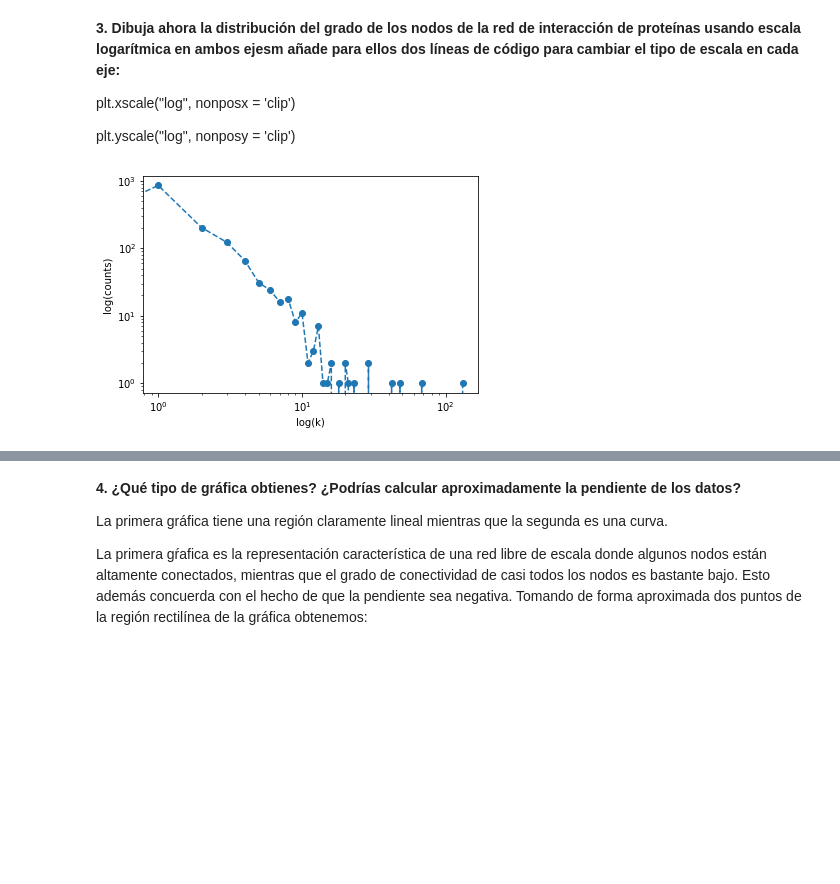
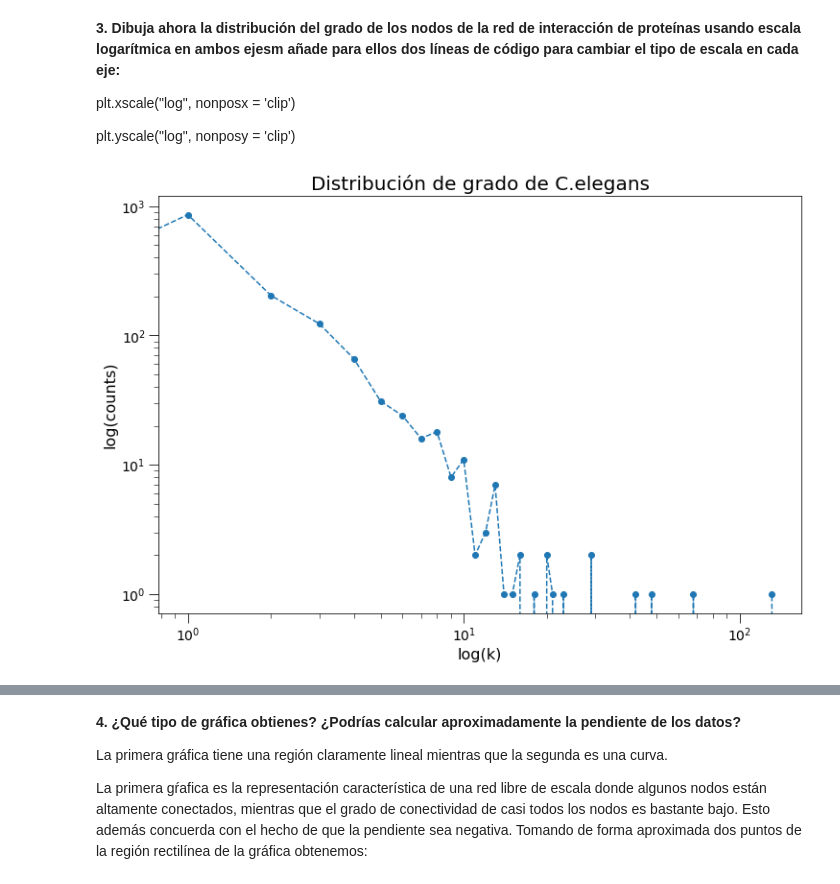
Before and after one commit to Huertas97/CRRTT_practicas, a Jupyter notebook: practica1/Practica_1_Sara_Dorado_Alfaro_Alvaro_Huertas_Garcia.ipynb, the cells around one changed output, grey strips where cells are left out. Cells and saved outputs as stored; diff of their text form; code cells hidden in the pictures; blank space fills up the shorter version.

Commit message:
Repeticion parametros  y graficos

```diff
--- a/practica1/Practica_1_Sara_Dorado_Alfaro_Alvaro_Huertas_Garcia.ipynb
+++ b/practica1/Practica_1_Sara_Dorado_Alfaro_Alvaro_Huertas_Garcia.ipynb
@@ -414,14 +475,25 @@ plt.xscale("log", nonposx = 'clip')
 plt.yscale("log", nonposy = 'clip')
 # %%
 L=nx.degree_histogram(G_CE)
+plt.figure(figsize = (12, 8))
 plt.plot(range(len(L)),L, linestyle='--', marker='o', color='tab:blue')
-# plt.title("Degree Histogram")
-plt.ylabel("log(counts)")
-plt.xlabel("log(k)")
+
+# titulo
+plt.title("Distribución de grado de C.elegans", fontsize = 20)
+
+# ejes X y Y
+plt.ylabel("log(counts)", fontsize = 16)
+plt.xlabel("log(k)", fontsize = 16)
 plt.xscale("log", nonposx = 'clip')
 plt.yscale("log", nonposy = 'clip')
+plt.xticks(fontsize = 14)
+plt.yticks(fontsize = 14)
+
+# parametros de los ticks
+plt.tick_params(axis="both", which = "minor", direction="out", length = 5)
+plt.tick_params(axis="both", which = "major", direction="out", length = 10)
 plt.show()
 # %% [output]
-[figure, old version]
+[figure, new version]
 # %%
 L=nx.degree_histogram(G_AL)
```
Also changed, not shown: parts of 48 cells of this notebook.
